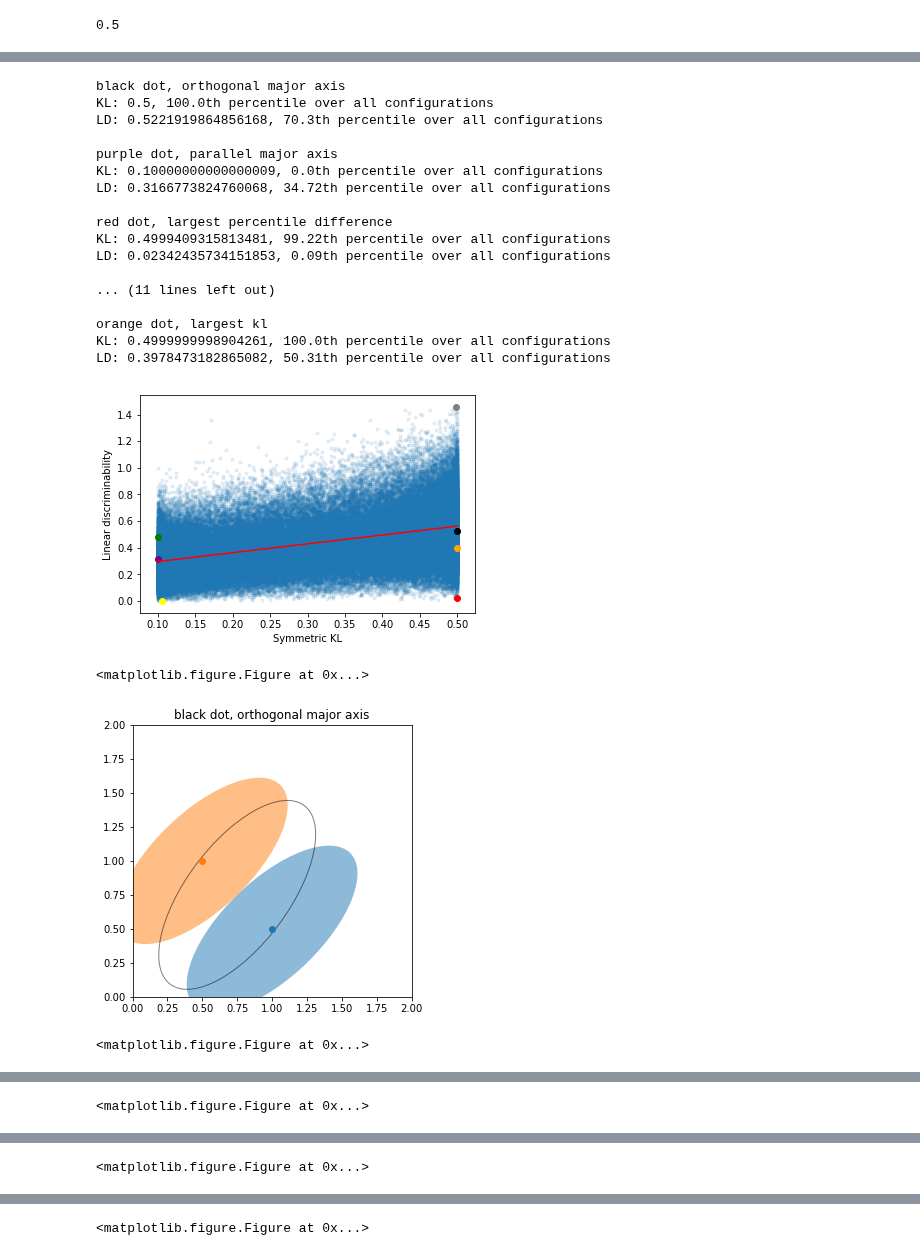
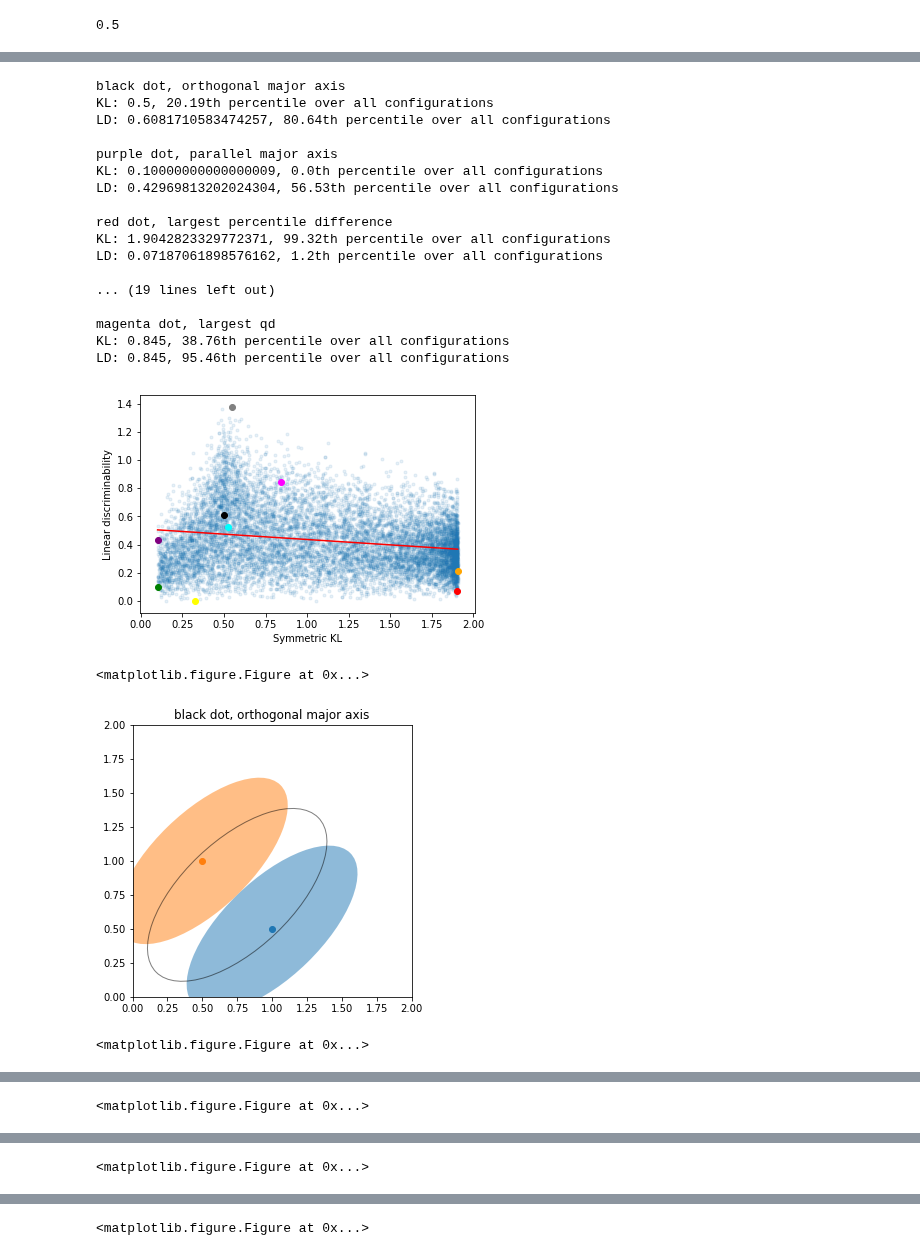
Before and after one commit to BouchardLab/noise_correlations, a Jupyter notebook: notebooks/symmetric_KL.ipynb, the cells around one changed output, grey strips where cells are left out. Drawn from its saved outputs; the diff is of its cells as text; code cells hidden in the pictures.

```diff
--- a/notebooks/symmetric_KL.ipynb
+++ b/notebooks/symmetric_KL.ipynb
@@ -38,6 +39,13 @@ def linear_discriminability_data(x0, x1):
     sigma = np.cov(np.concatenate((x0, x1)), rowvar=False)
     return linear_discriminability(mu0, mu1, sigma)
 
+def qda_data(x0, x1):
+    X = np.concatenate((x0, x1))
+    Y = np.zeros(X.shape[0])
+    Y[:x0.shape[0]] = 1
+    model = QDA().fit(X, Y)
+    return model.score(X, Y)
+
 def plot_elipses(mu0, sigma0, mu1, sigma1, ld_sigma=None):
     assert mu0.size == 2
     f, ax = plt.subplots(1, figsize=(5, 5))
@@ -68,8 +78,9 @@ mv_normal_jeffreys(mu0, sigma0, mu1, sigma1)
 # %%
-draws = 100000
+draws = 10000
 LD_samples = 100
 kl = []
 ld = []
+qd = []
 sigma0s = []
 sigma1s = []
 ld_sigmas = []
@@ -86,7 +97,7 @@ sigma0_t = R0.dot(sigma0).dot(R0.T)
 a1 = np.pi / 2.
 R1 = np.array([[np.cos(a1), np.sin(a1)], [-np.sin(a1), np.cos(a1)]])
 sigma1_t = R1.dot(sigma1).dot(R1.T)
-t_kl = mv_normal_jeffreys(mu0, sigma1_t, mu1, sigma1_t)
+t_kl = mv_normal_jeffreys(mu0, sigma0_t, mu1, sigma1_t)
 x0 = np.random.multivariate_normal(mu0, sigma0_t, size=LD_samples)
 x1 = np.random.multivariate_normal(mu1, sigma1_t, size=LD_samples)
 t_ld = linear_discriminability_data(x0, x1)
@@ -99,10 +110,11 @@ for ii in range(draws):
     a1 = 2. * np.pi * np.random.rand()
     R1 = np.array([[np.cos(a1), np.sin(a1)], [-np.sin(a1), np.cos(a1)]])
     sigma1_p = R1.dot(sigma1).dot(R1.T)
-    kl.append(mv_normal_jeffreys(mu0, sigma1_p, mu1, sigma1_p))
+    kl.append(mv_normal_jeffreys(mu0, sigma0_p, mu1, sigma1_p))
     x0 = np.random.multivariate_normal(mu0, sigma0_p, size=LD_samples)
     x1 = np.random.multivariate_normal(mu1, sigma1_p, size=LD_samples)
     ld.append(linear_discriminability_data(x0, x1))
+    qd.append(qda_data(x0, x1))
     sigma0s.append(sigma0_p)
     sigma1s.append(sigma1_p)
     ld_sigmas.append(np.cov(np.concatenate((x0, x1)), rowvar=False))
@@ -111,6 +123,7 @@ kl = np.array(kl)
 idxs = np.argsort(kl)
 kl = kl[idxs]
 ld = np.array(ld)[idxs]
+qd = np.array(qd)[idxs]
 sigma0s = np.array(sigma0s)[idxs]
 sigma1s = np.array(sigma1s)[idxs]
 ld_sigmas = np.array(ld_sigmas)[idxs]
@@ -129,6 +142,7 @@ ld_sigmas = np.array(ld_sigmas)[idxs]
 
 kl_percentile = kl.argsort().argsort() / kl.size
 ld_percentile = ld.argsort().argsort() / ld.size
+qd_percentile = qd.argsort().argsort() / qd.size
 # %%
 def plot(x, y, mu0, sigma0, mu1, sigma1, ld_sigma, ax, c, comment=None):
     ax.scatter(x, y, c=c)
@@ -161,43 +175,51 @@ plot(t_kl, t_ld, mu0, sigma0_t, mu1, sigma1_t, sigma_ld_t, ax, 'purple',
      'parallel major axis')
 
 idx = abs(kl_percentile - ld_percentile).argmax()
 plot(kl[idx], ld[idx], mu0, sigma0s[idx], mu1, sigma1s[idx], ld_sigmas[idx], ax, 'red',
      'largest percentile difference')
 
 idx = ld_percentile.argmax()
 plot(kl[idx], ld[idx], mu0, sigma0s[idx], mu1, sigma1s[idx], ld_sigmas[idx], ax, 'gray',
      'largest linear discriminability')
 
 idx = ld_percentile.argmin()
 plot(kl[idx], ld[idx], mu0, sigma0s[idx], mu1, sigma1s[idx], ld_sigmas[idx], ax, 'yellow',
      'smallest linear discriminability')
 
 idx = kl_percentile.argmin()
 plot(kl[idx], ld[idx], mu0, sigma0s[idx], mu1, sigma1s[idx], ld_sigmas[idx], ax, 'green',
      'smallest kl')
 
 idx = kl_percentile.argmax()
 plot(kl[idx], ld[idx], mu0, sigma0s[idx], mu1, sigma1s[idx], ld_sigmas[idx], ax, 'orange',
      'largest kl')
+
+idx = qd_percentile.argmin()
+plot(qd[idx], qd[idx], mu0, sigma0s[idx], mu1, sigma1s[idx], ld_sigmas[idx], ax, 'cyan',
+     'smallest qd')
+
+idx = qd_percentile.argmax()
+plot(qd[idx], qd[idx], mu0, sigma0s[idx], mu1, sigma1s[idx], ld_sigmas[idx], ax, 'magenta',
+     'largest qd')
 # %% [output]
 black dot, orthogonal major axis
-KL: 0.5, 100.0th percentile over all configurations
-LD: 0.5221919864856168, 70.3th percentile over all configurations
+KL: 0.5, 20.19th percentile over all configurations
+LD: 0.6081710583474257, 80.64th percentile over all configurations
 
 purple dot, parallel major axis
 KL: 0.10000000000000009, 0.0th percentile over all configurations
-LD: 0.3166773824760068, 34.72th percentile over all configurations
+LD: 0.42969813202024304, 56.53th percentile over all configurations
 
 red dot, largest percentile difference
-KL: 0.4999409315813481, 99.22th percentile over all configurations
-LD: 0.02342435734151853, 0.09th percentile over all configurations
+KL: 1.9042823329772371, 99.32th percentile over all configurations
+LD: 0.07187061898576162, 1.2th percentile over all configurations
 
-... (11 lines left out)
+... (19 lines left out)
 
-orange dot, largest kl
-KL: 0.4999999998904261, 100.0th percentile over all configurations
-LD: 0.3978473182865082, 50.31th percentile over all configurations
+magenta dot, largest qd
+KL: 0.845, 38.76th percentile over all configurations
+LD: 0.845, 95.46th percentile over all configurations
-[figure, old version]
+[figure, new version]
 <matplotlib.figure.Figure at 0x...>
-[figure, old version]
+[figure, new version]
 <matplotlib.figure.Figure at 0x...>
```
Also changed, not shown: parts of 11 cells of this notebook.
